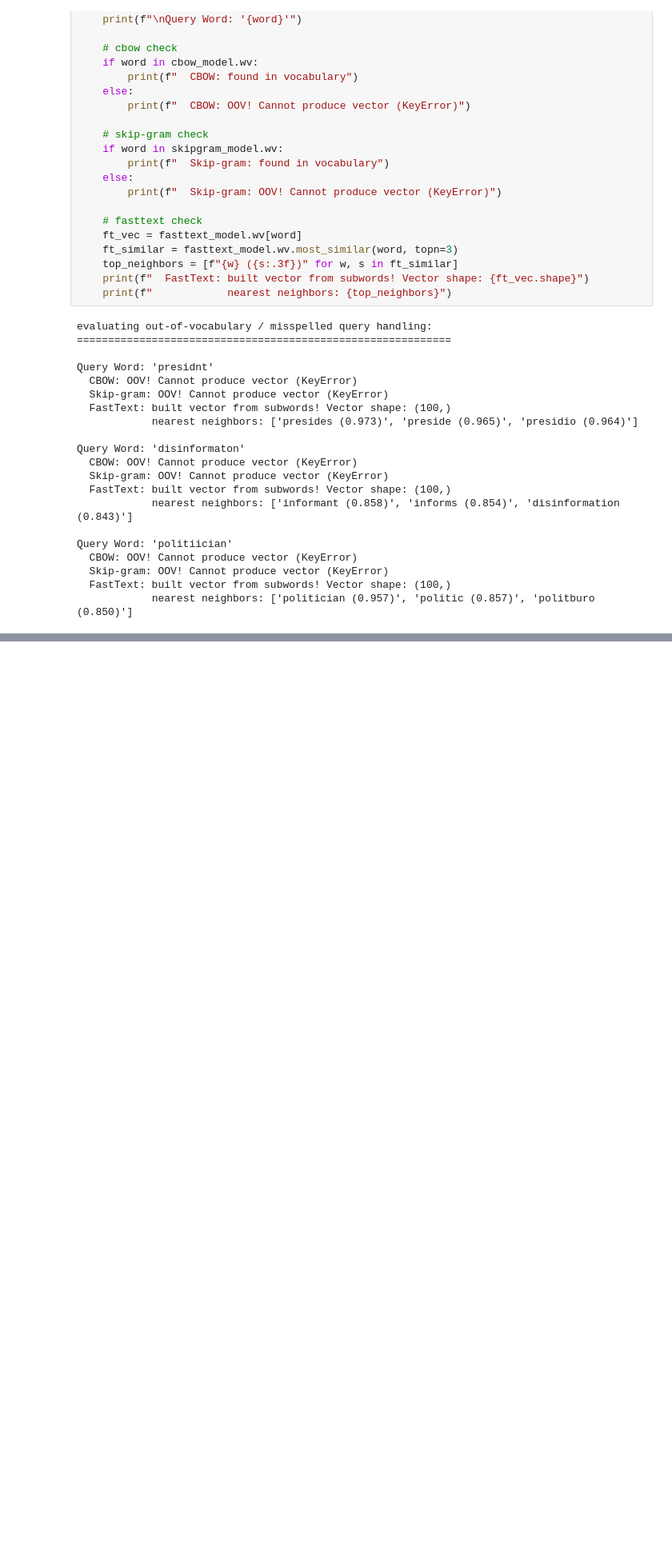
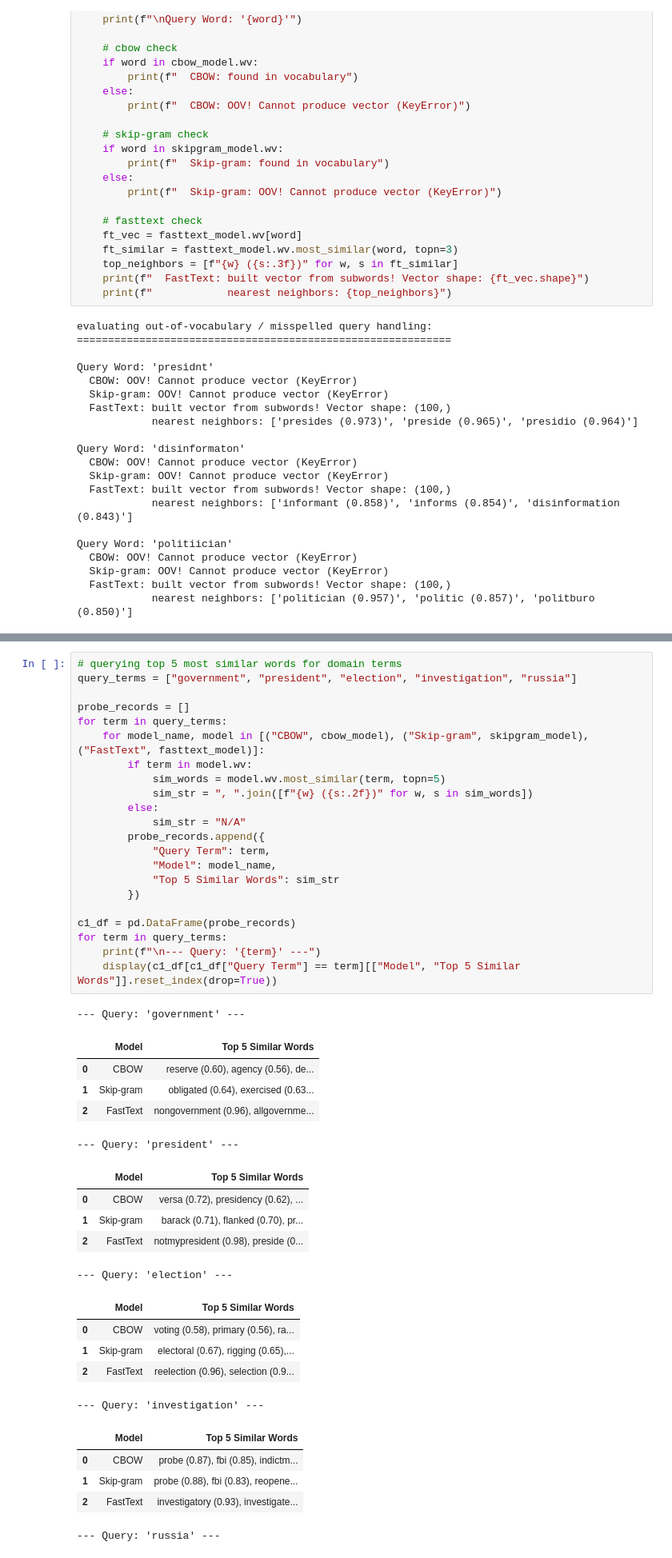
Before and after one commit to Asim-Muhammad/NLP-1, a Jupyter notebook: NLP_Assignment_2.ipynb, the cells around one changed output, grey strips where cells are left out. Shown at 80% size. Drawn from its saved outputs; the diff is of its cells as text; blank space fills up the shorter version.

```diff
--- a/NLP_Assignment_2.ipynb
+++ b/NLP_Assignment_2.ipynb
@@ -445,0 +454,44 @@ Query Word: 'politiician'
+# %%
+# querying top 5 most similar words for domain terms
+query_terms = ["government", "president", "election", "investigation", "russia"]
+
+probe_records = []
+for term in query_terms:
+    for model_name, model in [("CBOW", cbow_model), ("Skip-gram", skipgram_model), ("FastText", fasttext_model)]:
+        if term in model.wv:
+            sim_words = model.wv.most_similar(term, topn=5)
+            sim_str = ", ".join([f"{w} ({s:.2f})" for w, s in sim_words])
+        else:
+            sim_str = "N/A"
+        probe_records.append({
+            "Query Term": term,
+            "Model": model_name,
+            "Top 5 Similar Words": sim_str
+        })
+
+c1_df = pd.DataFrame(probe_records)
+for term in query_terms:
+    print(f"\n--- Query: '{term}' ---")
+    display(c1_df[c1_df["Query Term"] == term][["Model", "Top 5 Similar Words"]].reset_index(drop=True))
+# %% [output]
+--- Query: 'government' ---
+|  | Model | Top 5 Similar Words |
+| 0 | CBOW | reserve (0.60), agency (0.56), de... |
+| 1 | Skip-gram | obligated (0.64), exercised (0.63... |
+| 2 | FastText | nongovernment (0.96), allgovernme... |
+--- Query: 'president' ---
+|  | Model | Top 5 Similar Words |
+| 0 | CBOW | versa (0.72), presidency (0.62), ... |
+| 1 | Skip-gram | barack (0.71), flanked (0.70), pr... |
+| 2 | FastText | notmypresident (0.98), preside (0... |
+--- Query: 'election' ---
+|  | Model | Top 5 Similar Words |
+| 0 | CBOW | voting (0.58), primary (0.56), ra... |
+| 1 | Skip-gram | electoral (0.67), rigging (0.65),... |
+| 2 | FastText | reelection (0.96), selection (0.9... |
+--- Query: 'investigation' ---
+|  | Model | Top 5 Similar Words |
+| 0 | CBOW | probe (0.87), fbi (0.85), indictm... |
+| 1 | Skip-gram | probe (0.88), fbi (0.83), reopene... |
+| 2 | FastText | investigatory (0.93), investigate... |
+--- Query: 'russia' ---
```
Also changed, not shown: parts of 5 cells of this notebook.
